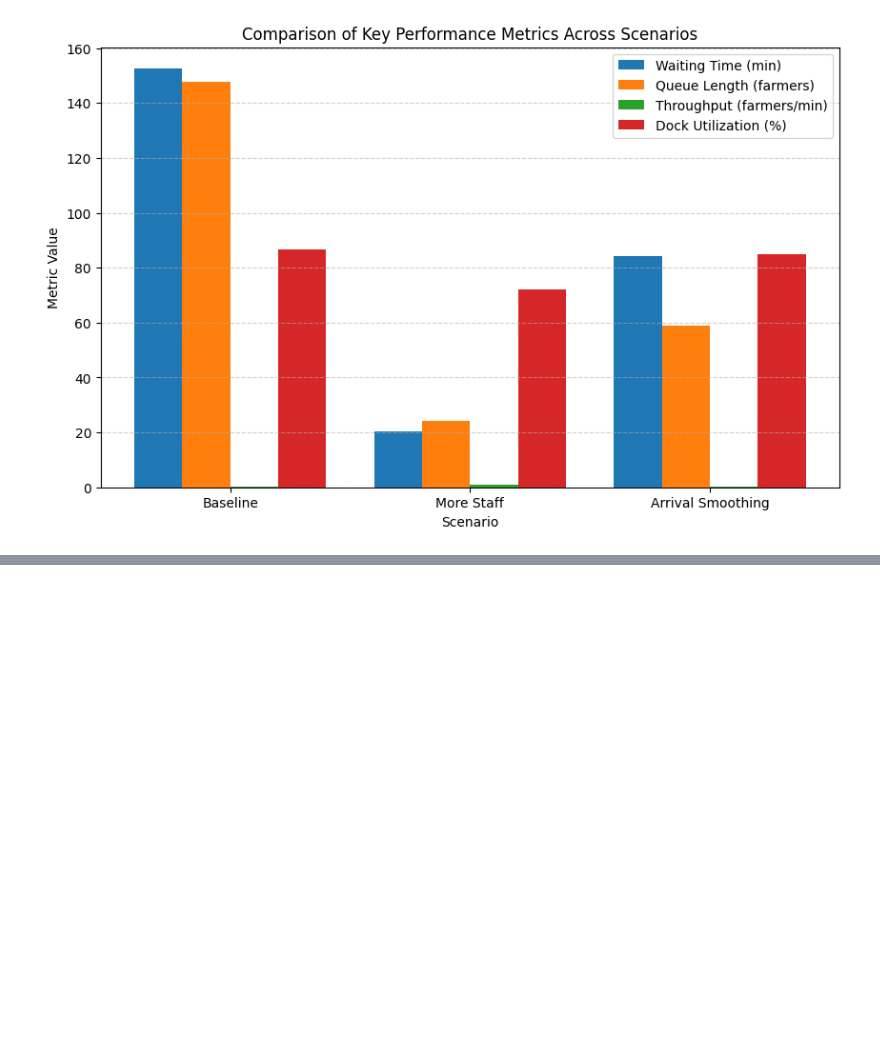
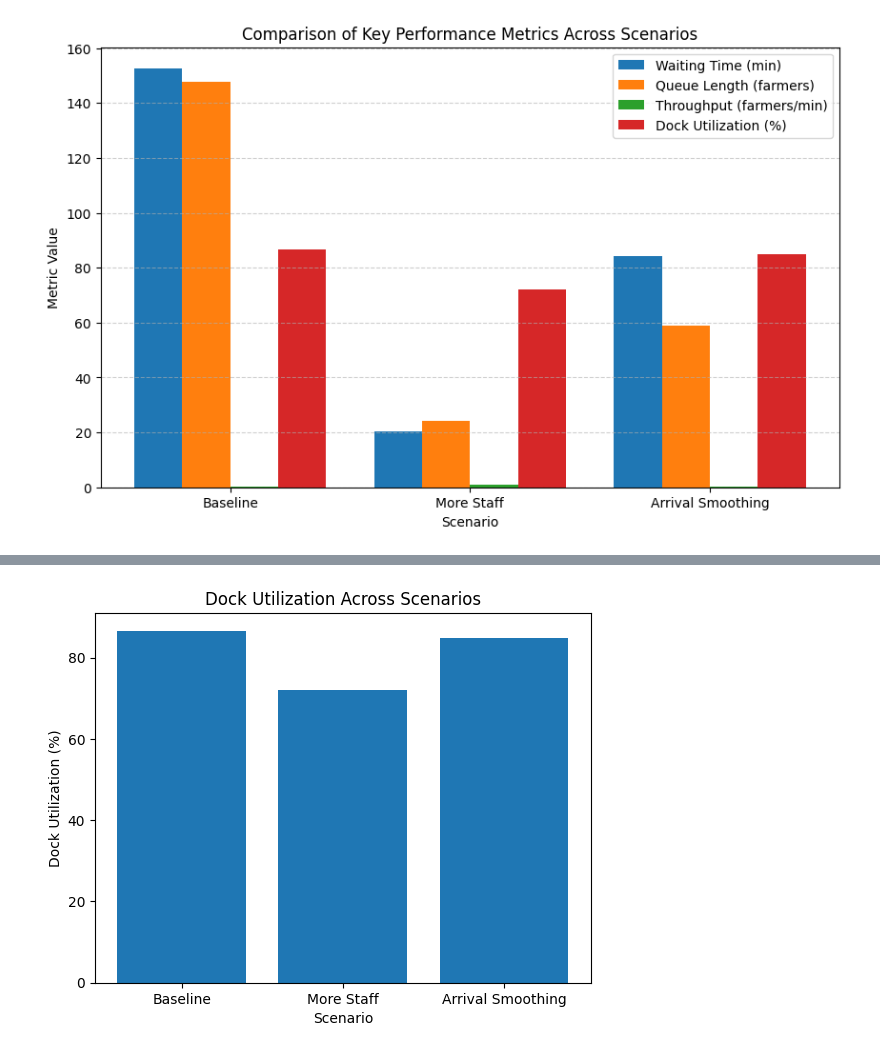
Before and after one commit to mpggekweerasinghe/minipro-PM, a Jupyter notebook: Visualization.ipynb, the cells around one changed output, grey strips where cells are left out. Drawn from its saved outputs; the diff is of its cells as text; code cells hidden in the pictures; blank space fills up the shorter version.

```diff
--- a/Visualization.ipynb
+++ b/Visualization.ipynb
@@ -31,0 +49,9 @@ plt.show()
+# %%
+plt.figure()
+plt.bar(scenarios, dock_utilization)
+plt.xlabel("Scenario")
+plt.ylabel("Dock Utilization (%)")
+plt.title("Dock Utilization Across Scenarios")
+plt.show()
+# %% [output]
+[figure, added]
```
Also changed, not shown: parts of 2 cells of this notebook.
